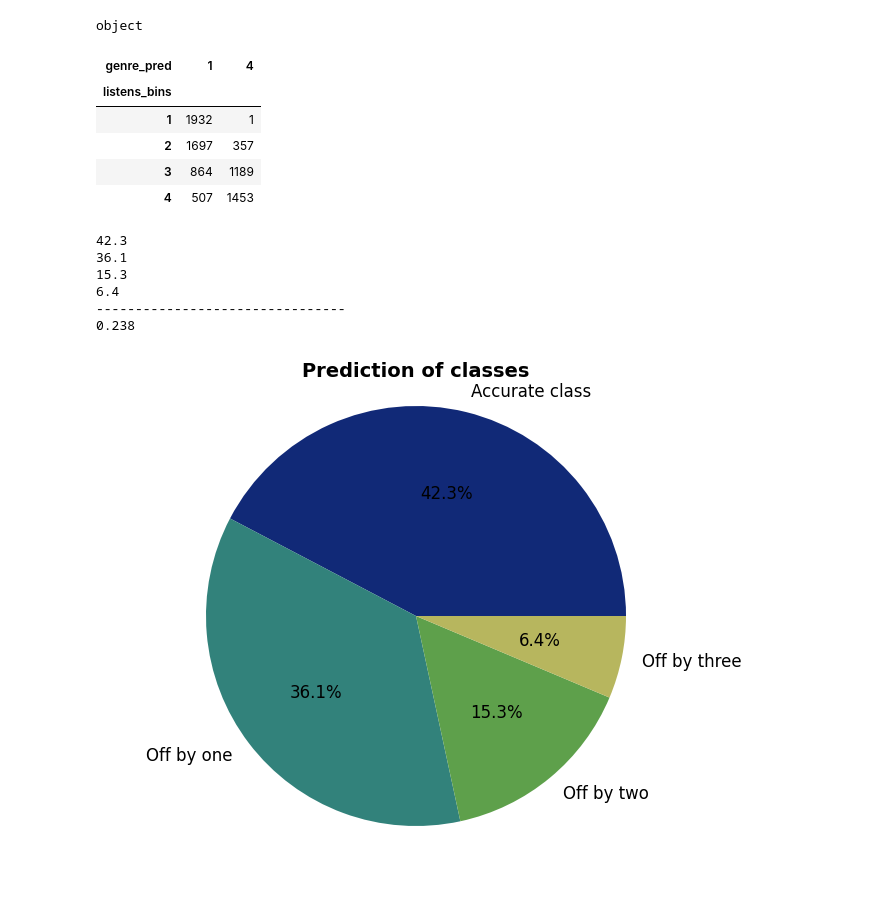
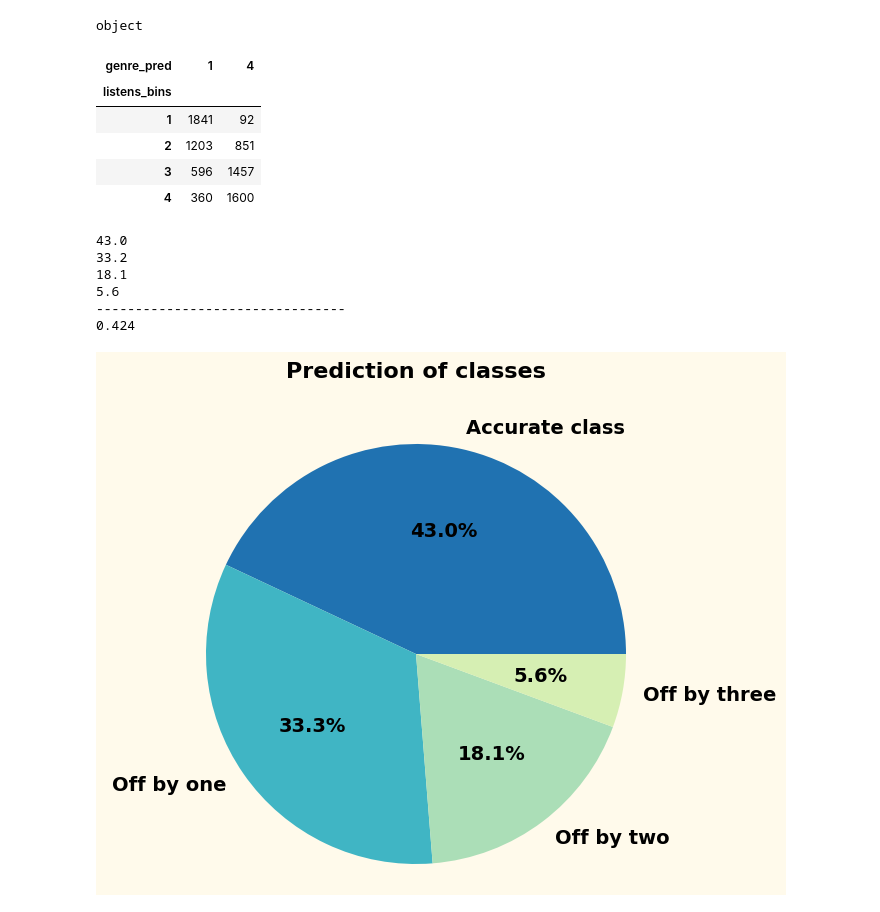
Before and after one commit to jinsunij/RiffRefine, a Jupyter notebook: baseline_final.ipynb, the cells around one changed output. Drawn from its saved outputs; the diff is of its cells as text; code cells hidden in the pictures; blank space fills up the shorter version.

```diff
--- a/baseline_final.ipynb
+++ b/baseline_final.ipynb
@@ -12,6 +12,10 @@ import sklearn as skl
 import sklearn.utils, sklearn.preprocessing, sklearn.decomposition, sklearn.svm
 import librosa
 import librosa.display
+# %%
+# Set the style parameters
+plt.rcParams['axes.facecolor'] = '#fffaeb'  # Background color
+plt.rcParams['figure.facecolor'] = '#fffaeb'  # Background color
 # %%
 # read data
 
@@ -45,7 +49,7 @@ df_final['track_date_created'] = pd.to_datetime(df_final['track_date_created'])
 target_date = pd.to_datetime('2017-04-01')
 df_final['months_life'] = ((target_date.year - df_final['track_date_created'].dt.year) * 12 +
                           (target_date.month - df_final['track_date_created'].dt.month))
-
+df_final['months'] = df_final['track_date_created'].dt.month
 sns.histplot(data=df_final[df_final['months_life']<5],x='months_life')
 # %% [output]
 <Axes: xlabel='months_life', ylabel='Count'>
@@ -143,6 +147,12 @@ df_final['listens_incl_bonus']=df_final['track_listens']+df_final['bonus_listens
 
 filtered_data = df_final[df_final['months_life'] < 25]
 grouped_data = filtered_data.groupby('months_life')[['track_listens', 'bonus_listens']].mean()
+
+plt.rcParams['axes.facecolor'] = '#fffaeb'  # Background color
+plt.rcParams['figure.facecolor'] = '#fffaeb'  # Background color
+plt.rcParams['font.family'] = 'sans-serif'  # Font family
+
+colors = plt.cm.YlGnBu([0.7, 0.5, 0.3, 0.2])
 
 plt.figure(figsize=(10, 6))
 bottom = None
@@ -152,8 +162,9 @@ for column in grouped_data.columns:
         bottom = grouped_data[column]
     else:
         bottom += grouped_data[column]
-plt.xlabel('months_life')
-plt.ylabel('Median listens')
-plt.legend(title='Listen')
+plt.title('Compensation for new tracks', fontsize=16, fontweight='bold', y=1.03)
+plt.xlabel('Months life',fontsize=14)
+plt.ylabel('Median listens',fontsize=14)
+plt.legend(title='Listen',fontsize=12)
 plt.show()
 # %% [output]
@@ -217,7 +228,7 @@ genre_mapping = {
     'Rock': 4,
     'Pop': 1,
     'Folk': 1,
-    'Hip-Hop': 1,
+    'Hip-Hop': 4,
     'Instrumental': 4,
     'Electronic': 4,
     'Experimental': 1,
@@ -232,10 +243,10 @@ pd.crosstab(df_final['listens_bins'],df_final['genre_pred'])
 # %% [output]
 | genre_pred | 1 | 4 |
 | listens_bins |  |  |
-| 1 | 1932 | 1 |
-| 2 | 1697 | 357 |
-| 3 | 864 | 1189 |
-| 4 | 507 | 1453 |
+| 1 | 1841 | 92 |
+| 2 | 1203 | 851 |
+| 3 | 596 | 1457 |
+| 4 | 360 | 1600 |
 # %%
 # performance basemodel, correct classes and cohen's kappa
 
@@ -258,29 +269,36 @@ print((100*off_by_two/conf_matrix.sum()).round(1))
 print((100*off_by_three/conf_matrix.sum()).round(1))
 #print((100*off_by_four/conf_matrix.sum()).round(1))
 print('--------------------------------')
-print(cohen_kappa_score(y_true, y_pred).round(3))
+print(cohen_kappa_score(y_true, y_pred,weights='linear').round(3))
 # %% [output]
-42.3
-36.1
-15.3
-6.4
+43.0
+33.2
+18.1
+5.6
 --------------------------------
-0.238
+0.424
 # %%
 # Plot of performance
 
 import matplotlib.pyplot as plt
 
 labels = ['Accurate class', 'Off by one', 'Off by two','Off by three']
 sizes = [accurate_classes, off_by_one, off_by_two,off_by_three]
-colors= plt.cm.gist_earth([0.1,0.3,0.5,0.7,0.9])
 
+# Set the style parameters
+plt.rcParams['axes.facecolor'] = '#fffaeb'  # Background color
+plt.rcParams['figure.facecolor'] = '#fffaeb'  # Background color
+plt.rcParams['font.family'] = 'sans-serif'  # Font family
+
+colors = plt.cm.YlGnBu([0.7, 0.5, 0.3, 0.2])
+
+colors = plt.cm.YlGnBu([0.7, 0.5, 0.3, 0.2])
 plt.figure(figsize=(8, 6))
-plt.pie(sizes, labels=labels,colors=colors ,autopct='%1.1f%%', textprops={'fontsize': 12})
-plt.title('Prediction of classes',fontsize=14, fontweight='bold')
+plt.pie(sizes, labels=labels, colors=colors, autopct='%1.1f%%', textprops={'fontsize': 14,'fontweight':'bold'})
+plt.title('Prediction of classes', fontsize=16, fontweight='bold', y=1.08)
 plt.axis('equal')
 plt.show()
 # %% [output]
-[figure, old version]
+[figure, new version]
 # %%
 df_final.to_csv('/Users/annelahann/neue-fische/RiffRefine/data/data_with_target.csv', index=False)
```
Also changed, not shown: parts of 2 cells of this notebook, 2 other files.
